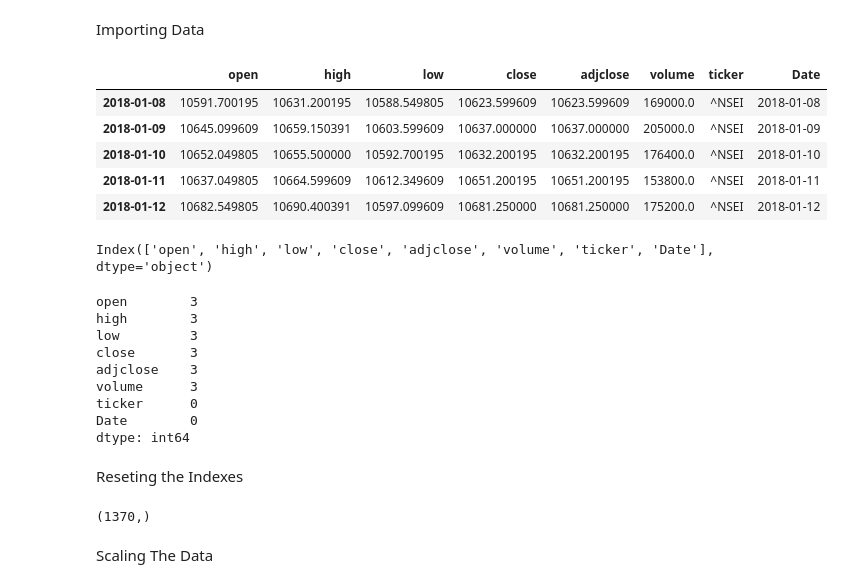
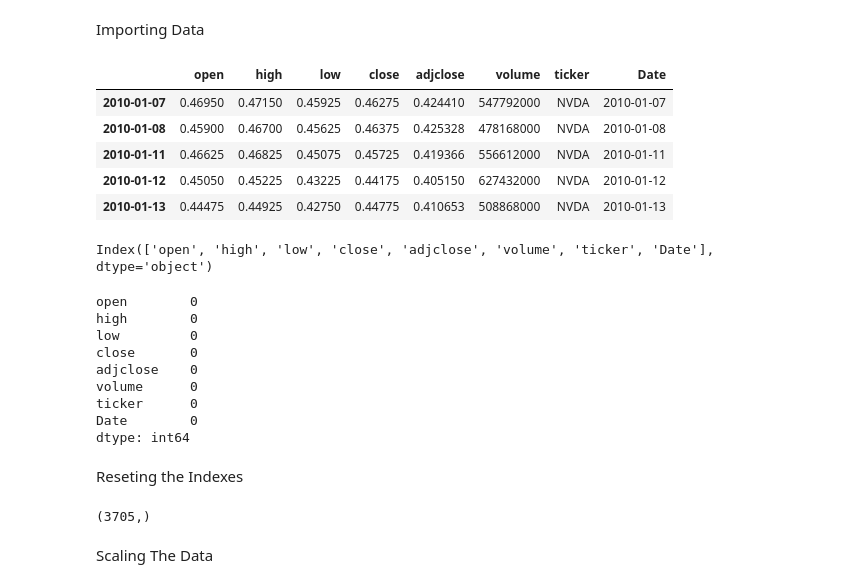
Before and after one commit to adlard07/Stock-Price-Prediction-API, a Jupyter notebook: notebook/Model_training.ipynb, the cells around one changed output. Drawn from its saved outputs; the diff is of its cells as text; code cells hidden in the pictures.

```diff
--- a/notebook/Model_training.ipynb
+++ b/notebook/Model_training.ipynb
@@ -21,17 +21,17 @@ Importing Data
 # %%
 this_day = date.today()
 today = this_day.strftime("%d/%m/%Y")
-data = get_data("^NSEI", start_date="01/07/2018", end_date=today, index_as_date = True)
+data = get_data("NVDA", start_date="01/07/2010", end_date=today, index_as_date = True)
 
 data['Date'] = pd.to_datetime(data.index, errors='coerce')
 data.head()
 # %% [output]
 |  | open | high | low | close | adjclose | volume | ticker | Date |
-| 2018-01-08 | 10591.700195 | 10631.200195 | 10588.549805 | 10623.599609 | 10623.599609 | 169000.0 | ^NSEI | 2018-01-08 |
-| 2018-01-09 | 10645.099609 | 10659.150391 | 10603.599609 | 10637.000000 | 10637.000000 | 205000.0 | ^NSEI | 2018-01-09 |
-| 2018-01-10 | 10652.049805 | 10655.500000 | 10592.700195 | 10632.200195 | 10632.200195 | 176400.0 | ^NSEI | 2018-01-10 |
-| 2018-01-11 | 10637.049805 | 10664.599609 | 10612.349609 | 10651.200195 | 10651.200195 | 153800.0 | ^NSEI | 2018-01-11 |
-| 2018-01-12 | 10682.549805 | 10690.400391 | 10597.099609 | 10681.250000 | 10681.250000 | 175200.0 | ^NSEI | 2018-01-12 |
+| 2010-01-07 | 0.46950 | 0.47150 | 0.45925 | 0.46275 | 0.424410 | 547792000 | NVDA | 2010-01-07 |
+| 2010-01-08 | 0.45900 | 0.46700 | 0.45625 | 0.46375 | 0.425328 | 478168000 | NVDA | 2010-01-08 |
+| 2010-01-11 | 0.46625 | 0.46825 | 0.45075 | 0.45725 | 0.419366 | 556612000 | NVDA | 2010-01-11 |
+| 2010-01-12 | 0.45050 | 0.45225 | 0.43225 | 0.44175 | 0.405150 | 627432000 | NVDA | 2010-01-12 |
+| 2010-01-13 | 0.44475 | 0.44925 | 0.42750 | 0.44775 | 0.410653 | 508868000 | NVDA | 2010-01-13 |
 # %%
 data.columns
 # %% [output]
@@ -39,12 +39,12 @@ Index(['open', 'high', 'low', 'close', 'adjclose', 'volume', 'ticker', 'Date'],
 # %%
 data.isnull().sum()
 # %% [output]
-open        3
-high        3
-low         3
-close       3
-adjclose    3
-volume      3
+open        0
+high        0
+low         0
+close       0
+adjclose    0
+volume      0
 ticker      0
 Date        0
 dtype: int64
@@ -56,7 +56,7 @@ Reseting the Indexes
 dataframe = data.reset_index()['close']
 dataframe.shape
 # %% [output]
-(1370,)
+(3705,)
 # %% [markdown]
 Scaling The Data
 # %%
```
Also changed, not shown: parts of 20 cells of this notebook, 7 other files.
